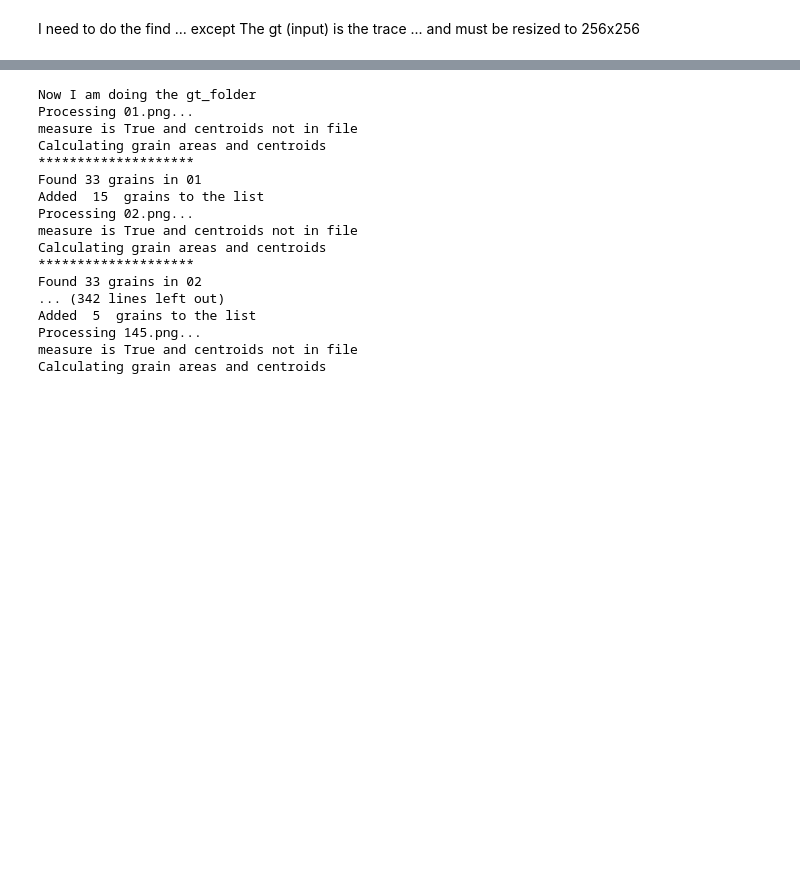
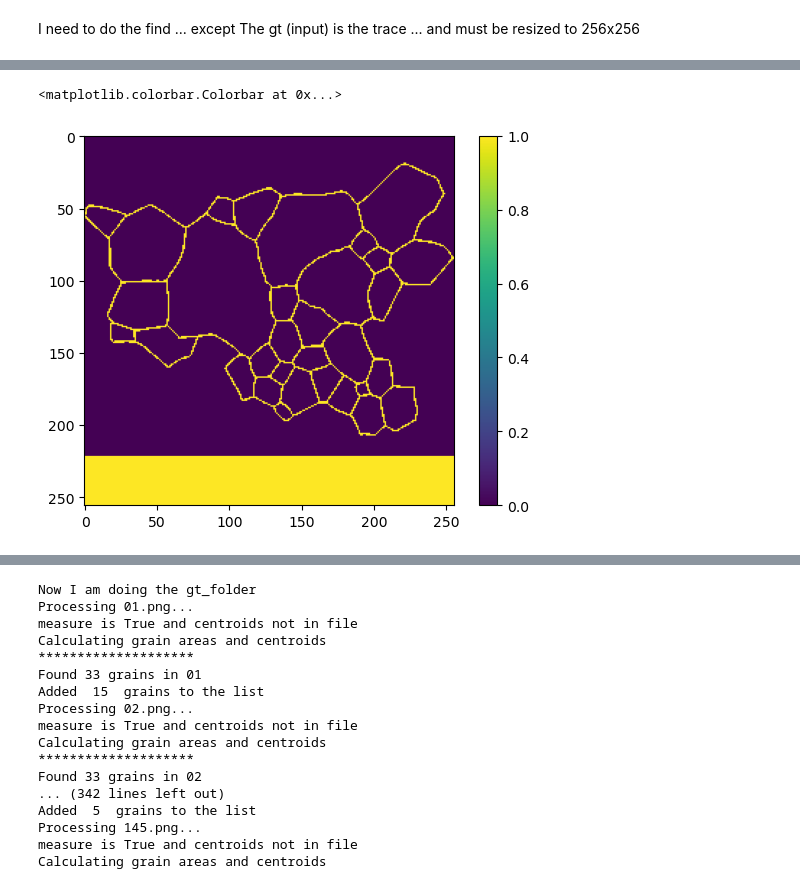
Before and after one commit to JGoddy/grain_unet, a Jupyter notebook: UNET.ipynb, the cells around one changed output, grey strips where cells are left out. Cells and saved outputs as stored; diff of their text form; code cells hidden in the pictures; blank space fills up the shorter version.

```diff
--- a/UNET.ipynb
+++ b/UNET.ipynb
@@ -1036,0 +1146,10 @@ array([[255, 255, 255, ..., 255, 255, 255],
+# %%
+image_resized1rescaled = (image_resized1>0.95).astype(int)
+# %%
+binary_array = (image_resized1rescaled == 0).astype(int)
+# %%
+plt.imshow(binary_array,cmap='viridis')
+plt.colorbar()
+# %% [output]
+<matplotlib.colorbar.Colorbar at 0x...>
+[figure, added]
```
Also changed, not shown: parts of 60 cells of this notebook, 3 other files.
